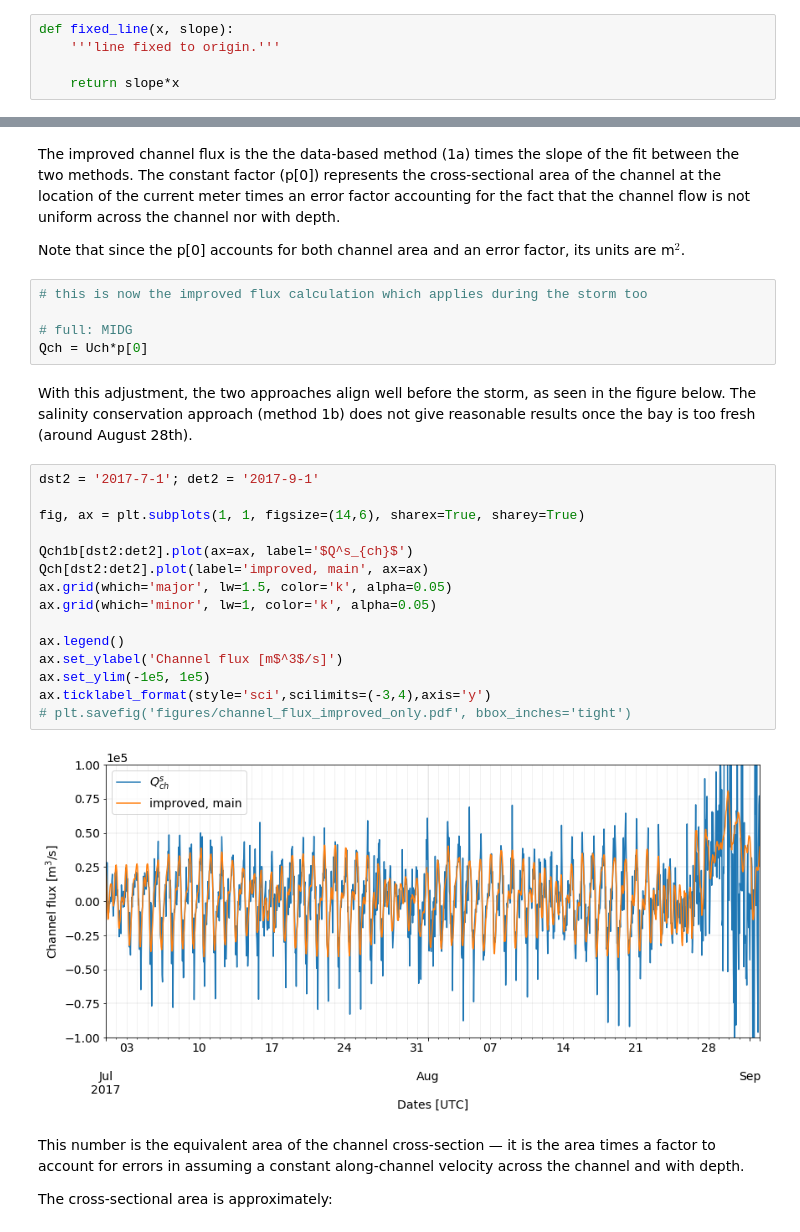
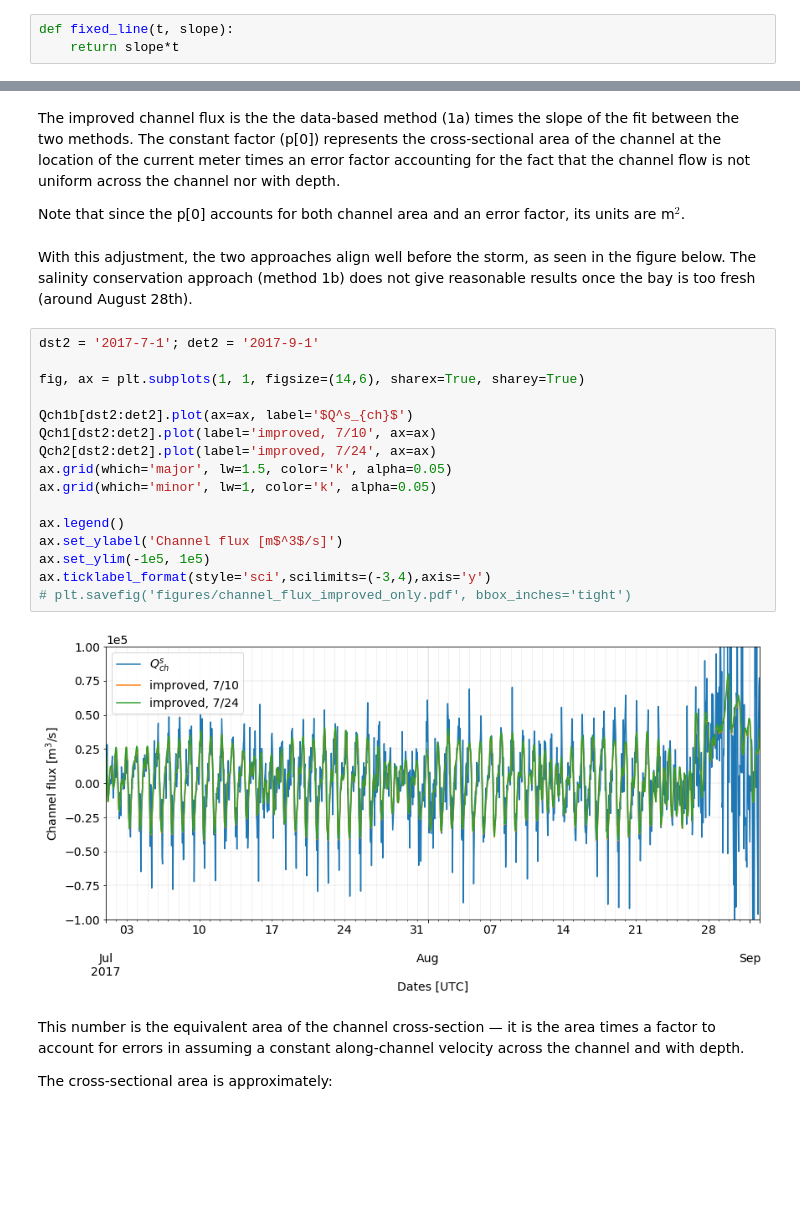
Before and after one commit to kthyng/flood_estimate, a Jupyter notebook: Hurricane Harvey Freshwater Input.ipynb, the cells around one changed output, grey strips where cells are left out. Saved outputs shown, nothing was run; the diff lists cells and outputs as text; blank space fills up the shorter version.

```diff
--- a/Hurricane Harvey Freshwater Input.ipynb
+++ b/Hurricane Harvey Freshwater Input.ipynb
@@ -617,8 +619,6 @@ Salinity conservation (method 1b) gives us a more robust calculation for the cha
 
 We seek a fixed constant to improve the comparison of $U_{ch}$ with Qout1b. So, we use a linear fit between the two functions over the time period before Hurricane Harvey, from July 1 through August 24th.
 # %%
-def fixed_line(x, slope):
-    '''line fixed to origin.'''
-
-    return slope*x
+def fixed_line(t, slope):
+    return slope*t
 # %%
@@ -774,30 +709,26 @@ fig.savefig('figures/linear_regression_Qch_only.pdf', bbox_inches='tight')
 The improved channel flux is the the data-based method (1a) times the slope of the fit between the two methods. The constant factor (p[0]) represents the cross-sectional area of the channel at the location of the current meter times an error factor accounting for the fact that the channel flow is not uniform across the channel nor with depth.
 
 Note that since the p[0] accounts for both channel area and an error factor, its units are m$^2$.
-# %%
-# this is now the improved flux calculation which applies during the storm too
-
-# full: MIDG
-Qch = Uch*p[0]
 # %% [markdown]
 With this adjustment, the two approaches align well before the storm, as seen in the figure below. The salinity conservation approach (method 1b) does not give reasonable results once the bay is too fresh (around August 28th).
 # %%
 dst2 = '2017-7-1'; det2 = '2017-9-1'
 
 fig, ax = plt.subplots(1, 1, figsize=(14,6), sharex=True, sharey=True)
 
 Qch1b[dst2:det2].plot(ax=ax, label='$Q^s_{ch}$')
-Qch[dst2:det2].plot(label='improved, main', ax=ax)
+Qch1[dst2:det2].plot(label='improved, 7/10', ax=ax)
+Qch2[dst2:det2].plot(label='improved, 7/24', ax=ax)
 ax.grid(which='major', lw=1.5, color='k', alpha=0.05)
 ax.grid(which='minor', lw=1, color='k', alpha=0.05)
 
 ax.legend()
 ax.set_ylabel('Channel flux [m$^3$/s]')
 ax.set_ylim(-1e5, 1e5)
 ax.ticklabel_format(style='sci',scilimits=(-3,4),axis='y')
 # plt.savefig('figures/channel_flux_improved_only.pdf', bbox_inches='tight')
 # %% [output]
-[figure, old version]
+[figure, new version]
 # %% [markdown]
 This number is the equivalent area of the channel cross-section — it is the area times a factor to account for errors in assuming a constant along-channel velocity across the channel and with depth.
 
```
Also changed, not shown: parts of 32 cells of this notebook, 4 other files.
